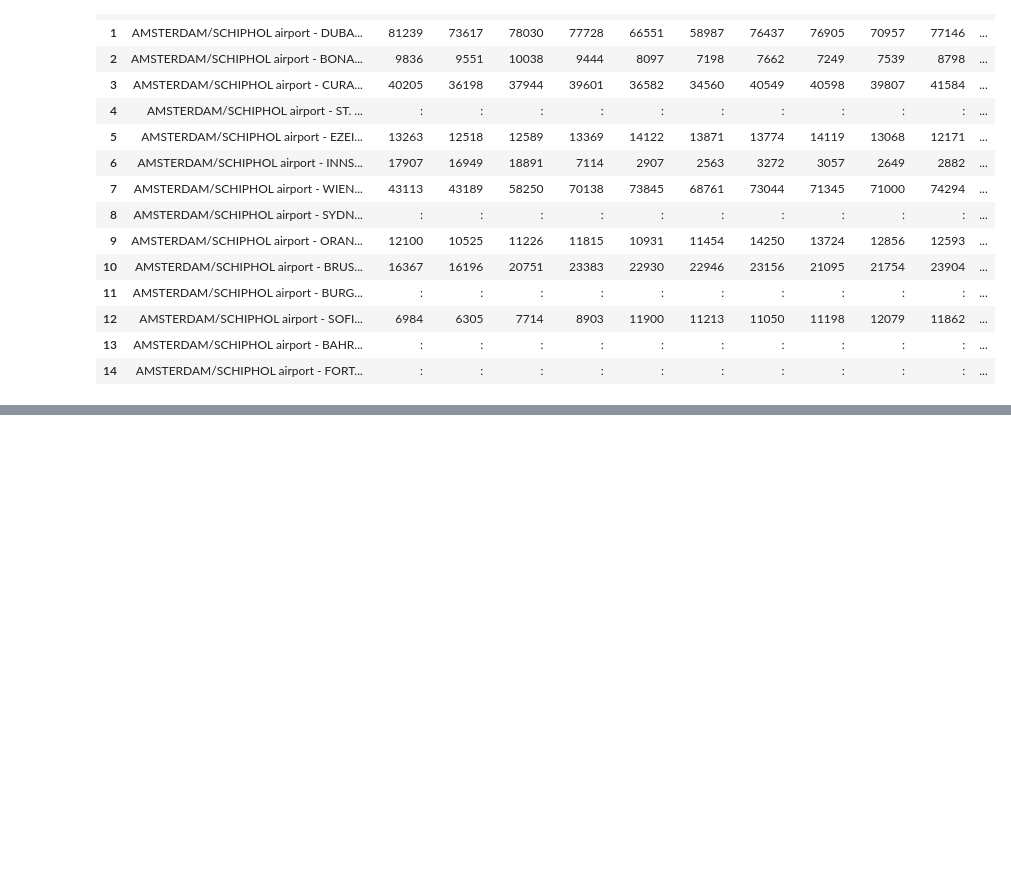
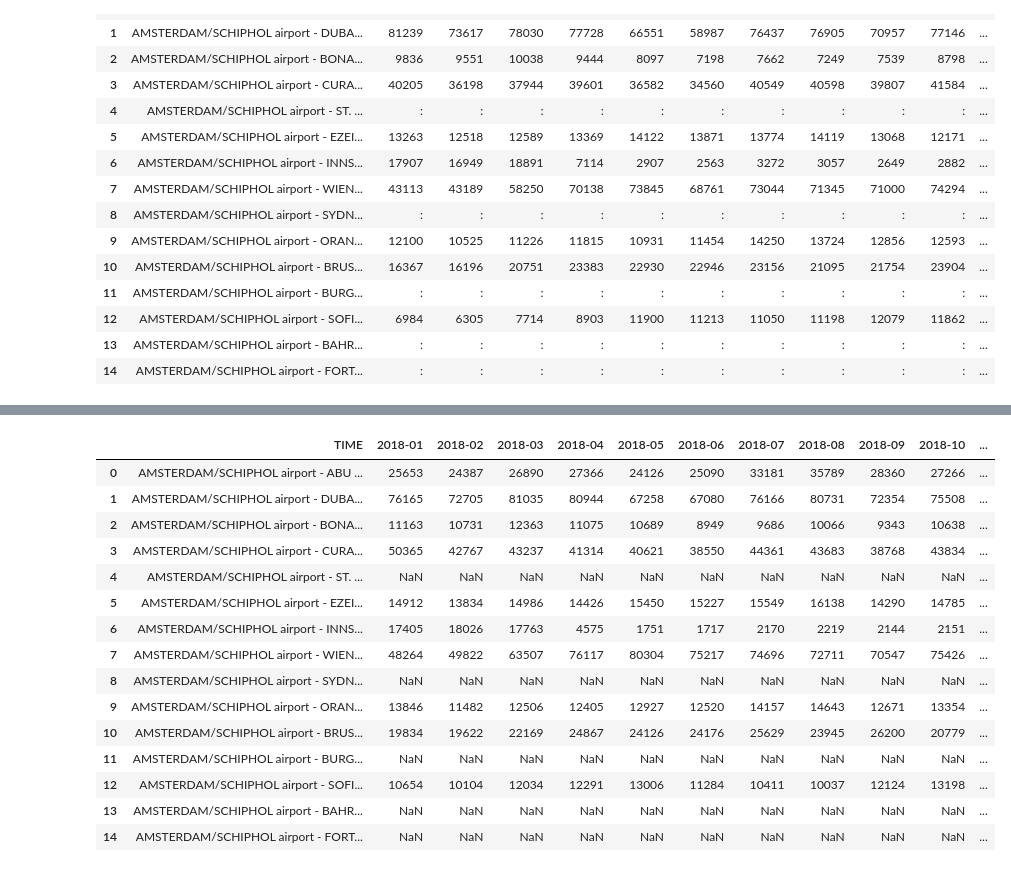
Before and after one commit to h-albrecht-ams/Capstone-Project, a Jupyter notebook: python/passengers_ams.ipynb, the cells around one changed output, grey strips where cells are left out. Cells and saved outputs as stored; diff of their text form; code cells hidden in the pictures; blank space fills up the shorter version.

Commit message:
Refactor data cleaning pipeline and project structure

```diff
--- a/python/passengers_ams.ipynb
+++ b/python/passengers_ams.ipynb
@@ -429,0 +437,28 @@ df_passengers_2017_raw.head(15)
+# %%
+df_passengers_2024_clean = df_passengers_2024_raw.replace(":", np.nan)
+df_passengers_2023_clean = df_passengers_2023_raw.replace(":", np.nan)
+df_passengers_2022_clean = df_passengers_2022_raw.replace(":", np.nan)
+df_passengers_2021_clean = df_passengers_2021_raw.replace(":", np.nan)
+df_passengers_2020_clean = df_passengers_2020_raw.replace(":", np.nan)
+df_passengers_2019_clean = df_passengers_2019_raw.replace(":", np.nan)
+df_passengers_2018_clean = df_passengers_2018_raw.replace(":", np.nan)
+df_passengers_2017_clean = df_passengers_2017_raw.replace(":", np.nan)
+# %%
+df_passengers_2018_clean.head(15)
+# %% [output]
+|  | TIME | 2018-01 | 2018-02 | 2018-03 | 2018-04 | 2018-05 | 2018-06 | 2018-07 | 2018-08 | 2018-09 | 2018-10 | ... |
+| 0 | AMSTERDAM/SCHIPHOL airport - ABU ... | 25653 | 24387 | 26890 | 27366 | 24126 | 25090 | 33181 | 35789 | 28360 | 27266 | ... |
+| 1 | AMSTERDAM/SCHIPHOL airport - DUBA... | 76165 | 72705 | 81035 | 80944 | 67258 | 67080 | 76166 | 80731 | 72354 | 75508 | ... |
+| 2 | AMSTERDAM/SCHIPHOL airport - BONA... | 11163 | 10731 | 12363 | 11075 | 10689 | 8949 | 9686 | 10066 | 9343 | 10638 | ... |
+| 3 | AMSTERDAM/SCHIPHOL airport - CURA... | 50365 | 42767 | 43237 | 41314 | 40621 | 38550 | 44361 | 43683 | 38768 | 43834 | ... |
+| 4 | AMSTERDAM/SCHIPHOL airport - ST. ... | NaN | NaN | NaN | NaN | NaN | NaN | NaN | NaN | NaN | NaN | ... |
+| 5 | AMSTERDAM/SCHIPHOL airport - EZEI... | 14912 | 13834 | 14986 | 14426 | 15450 | 15227 | 15549 | 16138 | 14290 | 14785 | ... |
+| 6 | AMSTERDAM/SCHIPHOL airport - INNS... | 17405 | 18026 | 17763 | 4575 | 1751 | 1717 | 2170 | 2219 | 2144 | 2151 | ... |
+| 7 | AMSTERDAM/SCHIPHOL airport - WIEN... | 48264 | 49822 | 63507 | 76117 | 80304 | 75217 | 74696 | 72711 | 70547 | 75426 | ... |
+| 8 | AMSTERDAM/SCHIPHOL airport - SYDN... | NaN | NaN | NaN | NaN | NaN | NaN | NaN | NaN | NaN | NaN | ... |
+| 9 | AMSTERDAM/SCHIPHOL airport - ORAN... | 13846 | 11482 | 12506 | 12405 | 12927 | 12520 | 14157 | 14643 | 12671 | 13354 | ... |
+| 10 | AMSTERDAM/SCHIPHOL airport - BRUS... | 19834 | 19622 | 22169 | 24867 | 24126 | 24176 | 25629 | 23945 | 26200 | 20779 | ... |
+| 11 | AMSTERDAM/SCHIPHOL airport - BURG... | NaN | NaN | NaN | NaN | NaN | NaN | NaN | NaN | NaN | NaN | ... |
+| 12 | AMSTERDAM/SCHIPHOL airport - SOFI... | 10654 | 10104 | 12034 | 12291 | 13006 | 11284 | 10411 | 10037 | 12124 | 13198 | ... |
+| 13 | AMSTERDAM/SCHIPHOL airport - BAHR... | NaN | NaN | NaN | NaN | NaN | NaN | NaN | NaN | NaN | NaN | ... |
+| 14 | AMSTERDAM/SCHIPHOL airport - FORT... | NaN | NaN | NaN | NaN | NaN | NaN | NaN | NaN | NaN | NaN | ... |
```
Also changed, not shown: parts of 39 cells of this notebook, 7 other files.
